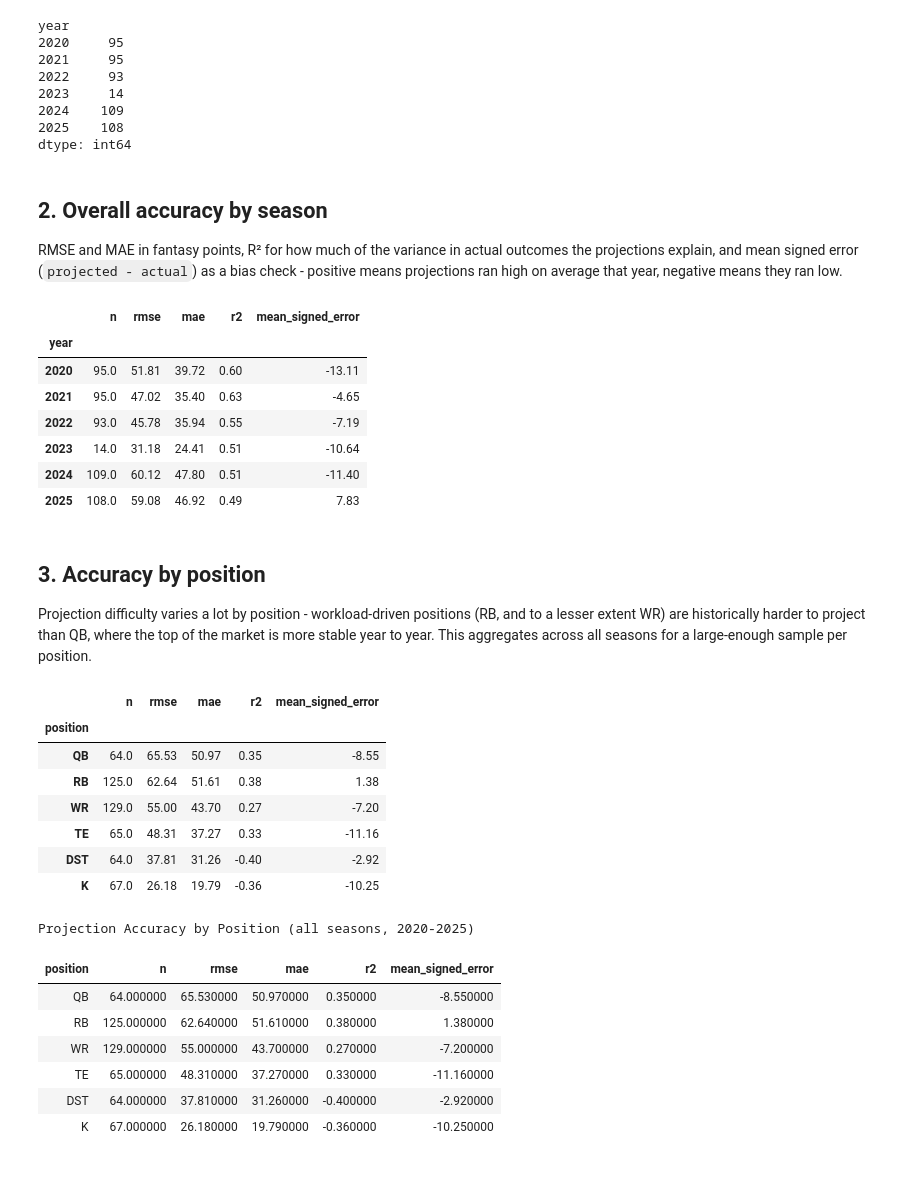
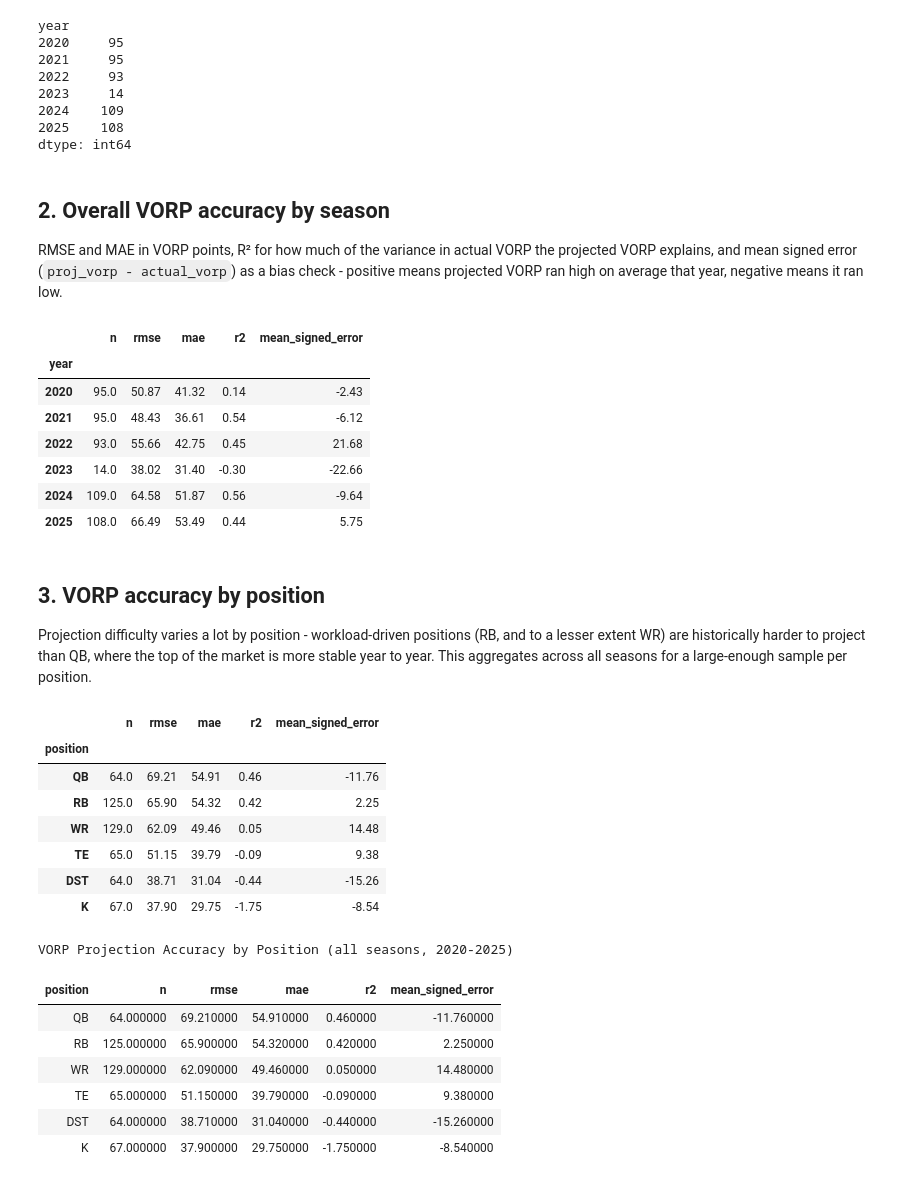
Before and after one commit to justinmck/fantasy-football-draft-toolkit, a Jupyter notebook: notebooks/NB05-projection-accuracy.ipynb, the cells around one changed output. Cells and saved outputs as stored; diff of their text form; code cells hidden in the pictures.

```diff
--- a/notebooks/NB05-projection-accuracy.ipynb
+++ b/notebooks/NB05-projection-accuracy.ipynb
@@ -64,8 +72,13 @@ other years only lose a handful of isolated zero rows to the same filter.
 # %%
 YEARS = list(range(2020, CURRENT_SEASON + 1))
-accuracy_df = pd.concat([load_projection_actuals(engine, y) for y in YEARS], ignore_index=True)
-accuracy_df = accuracy_df[accuracy_df["position"].isin(POSITIONS)].reset_index(drop=True)
-accuracy_df["error"] = accuracy_df["projected_points"] - accuracy_df["actual_points"]
+
+def load_year_with_vorp(year):
+    df = load_projection_actuals(engine, year)
+    df = df[df["position"].isin(POSITIONS)].reset_index(drop=True)
+    return add_projection_and_actual_vorp(df)
+
+accuracy_df = pd.concat([load_year_with_vorp(y) for y in YEARS], ignore_index=True)
+accuracy_df["vorp_error"] = accuracy_df["proj_vorp"] - accuracy_df["actual_vorp"]
 
 print(f"{len(accuracy_df)} player-seasons across {YEARS}")
 accuracy_df.groupby("year").size()
@@ -80,34 +93,34 @@ year
 2025    108
 dtype: int64
 # %% [markdown]
-## 2. Overall accuracy by season
+## 2. Overall VORP accuracy by season
 
-RMSE and MAE in fantasy points, R² for how much of the variance in actual outcomes the
-projections explain, and mean signed error (`projected - actual`) as a bias check - positive
-means projections ran high on average that year, negative means they ran low.
+RMSE and MAE in VORP points, R² for how much of the variance in actual VORP the projected
+VORP explains, and mean signed error (`proj_vorp - actual_vorp`) as a bias check - positive
+means projected VORP ran high on average that year, negative means it ran low.
 # %%
 def accuracy_metrics(df):
     return pd.Series({
         "n": len(df),
-        "rmse": mean_squared_error(df["actual_points"], df["projected_points"]) ** 0.5,
-        "mae": mean_absolute_error(df["actual_points"], df["projected_points"]),
-        "r2": r2_score(df["actual_points"], df["projected_points"]),
-        "mean_signed_error": df["error"].mean(),
+        "rmse": mean_squared_error(df["actual_vorp"], df["proj_vorp"]) ** 0.5,
+        "mae": mean_absolute_error(df["actual_vorp"], df["proj_vorp"]),
+        "r2": r2_score(df["actual_vorp"], df["proj_vorp"]),
+        "mean_signed_error": df["vorp_error"].mean(),
     })
 
 by_year = accuracy_df.groupby("year").apply(accuracy_metrics, include_groups=False).round(2)
 by_year
 # %% [output]
 |  | n | rmse | mae | r2 | mean_signed_error |
 | year |  |  |  |  |  |
-| 2020 | 95.0 | 51.81 | 39.72 | 0.60 | -13.11 |
-| 2021 | 95.0 | 47.02 | 35.40 | 0.63 | -4.65 |
-| 2022 | 93.0 | 45.78 | 35.94 | 0.55 | -7.19 |
-| 2023 | 14.0 | 31.18 | 24.41 | 0.51 | -10.64 |
-| 2024 | 109.0 | 60.12 | 47.80 | 0.51 | -11.40 |
-| 2025 | 108.0 | 59.08 | 46.92 | 0.49 | 7.83 |
+| 2020 | 95.0 | 50.87 | 41.32 | 0.14 | -2.43 |
+| 2021 | 95.0 | 48.43 | 36.61 | 0.54 | -6.12 |
+| 2022 | 93.0 | 55.66 | 42.75 | 0.45 | 21.68 |
+| 2023 | 14.0 | 38.02 | 31.40 | -0.30 | -22.66 |
+| 2024 | 109.0 | 64.58 | 51.87 | 0.56 | -9.64 |
+| 2025 | 108.0 | 66.49 | 53.49 | 0.44 | 5.75 |
 # %% [markdown]
-## 3. Accuracy by position
+## 3. VORP accuracy by position
 
 Projection difficulty varies a lot by position - workload-driven positions (RB, and to a
 lesser extent WR) are historically harder to project than QB, where the top of the market is
@@ -120,25 +133,25 @@ by_position
 # %% [output]
 |  | n | rmse | mae | r2 | mean_signed_error |
 | position |  |  |  |  |  |
-| QB | 64.0 | 65.53 | 50.97 | 0.35 | -8.55 |
-| RB | 125.0 | 62.64 | 51.61 | 0.38 | 1.38 |
-| WR | 129.0 | 55.00 | 43.70 | 0.27 | -7.20 |
-| TE | 65.0 | 48.31 | 37.27 | 0.33 | -11.16 |
-| DST | 64.0 | 37.81 | 31.26 | -0.40 | -2.92 |
-| K | 67.0 | 26.18 | 19.79 | -0.36 | -10.25 |
+| QB | 64.0 | 69.21 | 54.91 | 0.46 | -11.76 |
+| RB | 125.0 | 65.90 | 54.32 | 0.42 | 2.25 |
+| WR | 129.0 | 62.09 | 49.46 | 0.05 | 14.48 |
+| TE | 65.0 | 51.15 | 39.79 | -0.09 | 9.38 |
+| DST | 64.0 | 38.71 | 31.04 | -0.44 | -15.26 |
+| K | 67.0 | 37.90 | 29.75 | -1.75 | -8.54 |
 # %%
 styled = by_position.reset_index().style.hide(axis="index").set_caption(
-    "Projection Accuracy by Position (all seasons, 2020-2025)"
+    "VORP Projection Accuracy by Position (all seasons, 2020-2025)"
 )
 styled.to_html("../docs/tables/projection_accuracy_by_position.html")
 styled
 # %% [output]
-Projection Accuracy by Position (all seasons, 2020-2025)
+VORP Projection Accuracy by Position (all seasons, 2020-2025)
 | position | n | rmse | mae | r2 | mean_signed_error |
-| QB | 64.000000 | 65.530000 | 50.970000 | 0.350000 | -8.550000 |
-| RB | 125.000000 | 62.640000 | 51.610000 | 0.380000 | 1.380000 |
-| WR | 129.000000 | 55.000000 | 43.700000 | 0.270000 | -7.200000 |
-| TE | 65.000000 | 48.310000 | 37.270000 | 0.330000 | -11.160000 |
-| DST | 64.000000 | 37.810000 | 31.260000 | -0.400000 | -2.920000 |
-| K | 67.000000 | 26.180000 | 19.790000 | -0.360000 | -10.250000 |
+| QB | 64.000000 | 69.210000 | 54.910000 | 0.460000 | -11.760000 |
+| RB | 125.000000 | 65.900000 | 54.320000 | 0.420000 | 2.250000 |
+| WR | 129.000000 | 62.090000 | 49.460000 | 0.050000 | 14.480000 |
+| TE | 65.000000 | 51.150000 | 39.790000 | -0.090000 | 9.380000 |
+| DST | 64.000000 | 38.710000 | 31.040000 | -0.440000 | -15.260000 |
+| K | 67.000000 | 37.900000 | 29.750000 | -1.750000 | -8.540000 |
 # %% [markdown]
```
Also changed, not shown: parts of 10 cells of this notebook, 5 other files.
